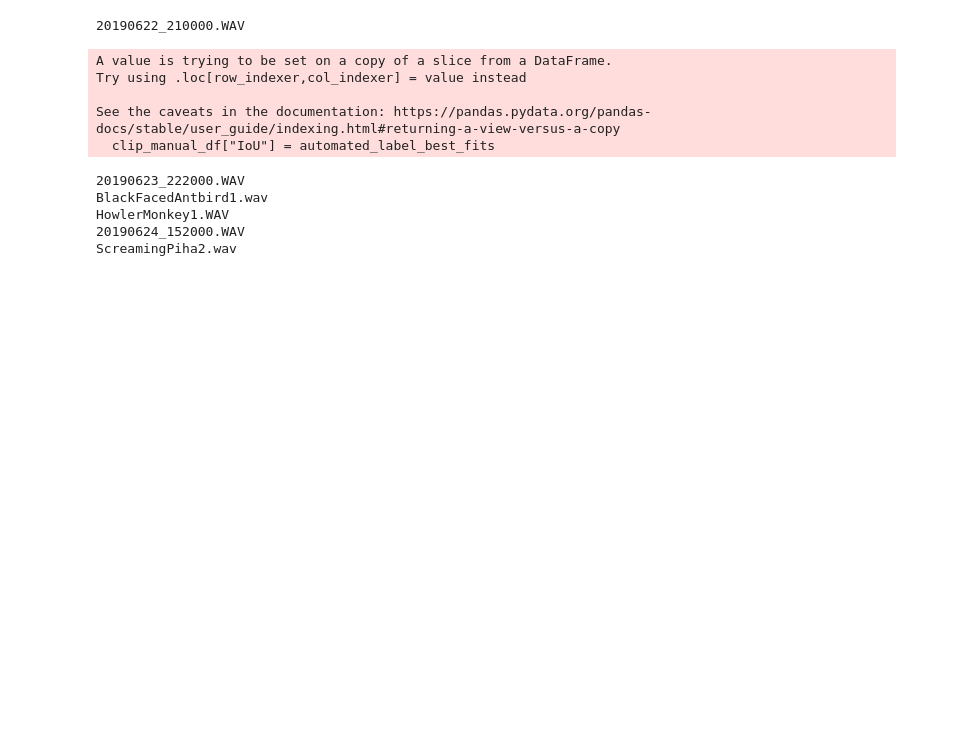
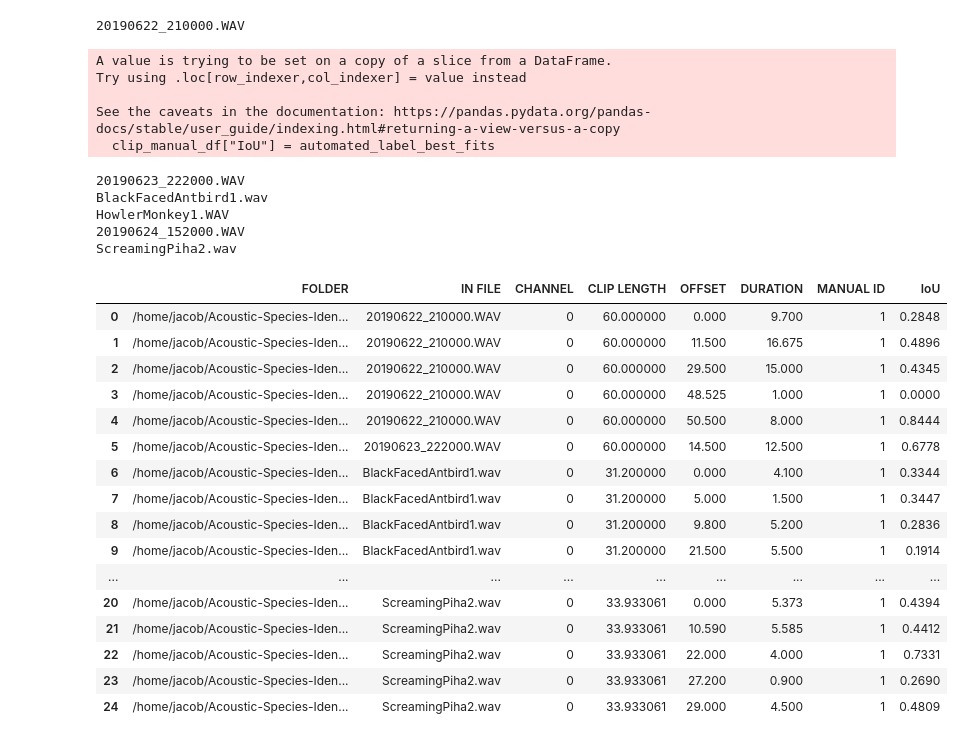
Before and after one commit to UCSD-E4E/PyHa, a Jupyter notebook: PyHa_Tutorial.ipynb, the cells around one changed output. Cells and saved outputs as stored; diff of their text form; code cells hidden in the pictures; blank space fills up the shorter version.

```diff
--- a/PyHa_Tutorial.ipynb
+++ b/PyHa_Tutorial.ipynb
@@ -16,6 +16,7 @@ isolation_parameters = {
     "technique" : "steinberg",
     "threshold_type" : "median",
     "threshold_const" : 2.0,
+    "threshold_min" : 0.0,
     "bi_directional_jump" : 1.0,
     "chunk_size" : 5.0
 }
@@ -244,3 +247,23 @@ BlackFacedAntbird1.wav
 HowlerMonkey1.WAV
 20190624_152000.WAV
 ScreamingPiha2.wav
+# %%
+manual_df_with_IoU
+# %% [output]
+|  | FOLDER | IN FILE | CHANNEL | CLIP LENGTH | OFFSET | DURATION | MANUAL ID | IoU |
+| 0 | /home/jacob/Acoustic-Species-Iden... | 20190622_210000.WAV | 0 | 60.000000 | 0.000 | 9.700 | 1 | 0.2848 |
+| 1 | /home/jacob/Acoustic-Species-Iden... | 20190622_210000.WAV | 0 | 60.000000 | 11.500 | 16.675 | 1 | 0.4896 |
+| 2 | /home/jacob/Acoustic-Species-Iden... | 20190622_210000.WAV | 0 | 60.000000 | 29.500 | 15.000 | 1 | 0.4345 |
+| 3 | /home/jacob/Acoustic-Species-Iden... | 20190622_210000.WAV | 0 | 60.000000 | 48.525 | 1.000 | 1 | 0.0000 |
+| 4 | /home/jacob/Acoustic-Species-Iden... | 20190622_210000.WAV | 0 | 60.000000 | 50.500 | 8.000 | 1 | 0.8444 |
+| 5 | /home/jacob/Acoustic-Species-Iden... | 20190623_222000.WAV | 0 | 60.000000 | 14.500 | 12.500 | 1 | 0.6778 |
+| 6 | /home/jacob/Acoustic-Species-Iden... | BlackFacedAntbird1.wav | 0 | 31.200000 | 0.000 | 4.100 | 1 | 0.3344 |
+| 7 | /home/jacob/Acoustic-Species-Iden... | BlackFacedAntbird1.wav | 0 | 31.200000 | 5.000 | 1.500 | 1 | 0.3447 |
+| 8 | /home/jacob/Acoustic-Species-Iden... | BlackFacedAntbird1.wav | 0 | 31.200000 | 9.800 | 5.200 | 1 | 0.2836 |
+| 9 | /home/jacob/Acoustic-Species-Iden... | BlackFacedAntbird1.wav | 0 | 31.200000 | 21.500 | 5.500 | 1 | 0.1914 |
+| ... | ... | ... | ... | ... | ... | ... | ... | ... |
+| 20 | /home/jacob/Acoustic-Species-Iden... | ScreamingPiha2.wav | 0 | 33.933061 | 0.000 | 5.373 | 1 | 0.4394 |
+| 21 | /home/jacob/Acoustic-Species-Iden... | ScreamingPiha2.wav | 0 | 33.933061 | 10.590 | 5.585 | 1 | 0.4412 |
+| 22 | /home/jacob/Acoustic-Species-Iden... | ScreamingPiha2.wav | 0 | 33.933061 | 22.000 | 4.000 | 1 | 0.7331 |
+| 23 | /home/jacob/Acoustic-Species-Iden... | ScreamingPiha2.wav | 0 | 33.933061 | 27.200 | 0.900 | 1 | 0.2690 |
+| 24 | /home/jacob/Acoustic-Species-Iden... | ScreamingPiha2.wav | 0 | 33.933061 | 29.000 | 4.500 | 1 | 0.4809 |
```
Also changed, not shown: parts of 1 cell of this notebook.
